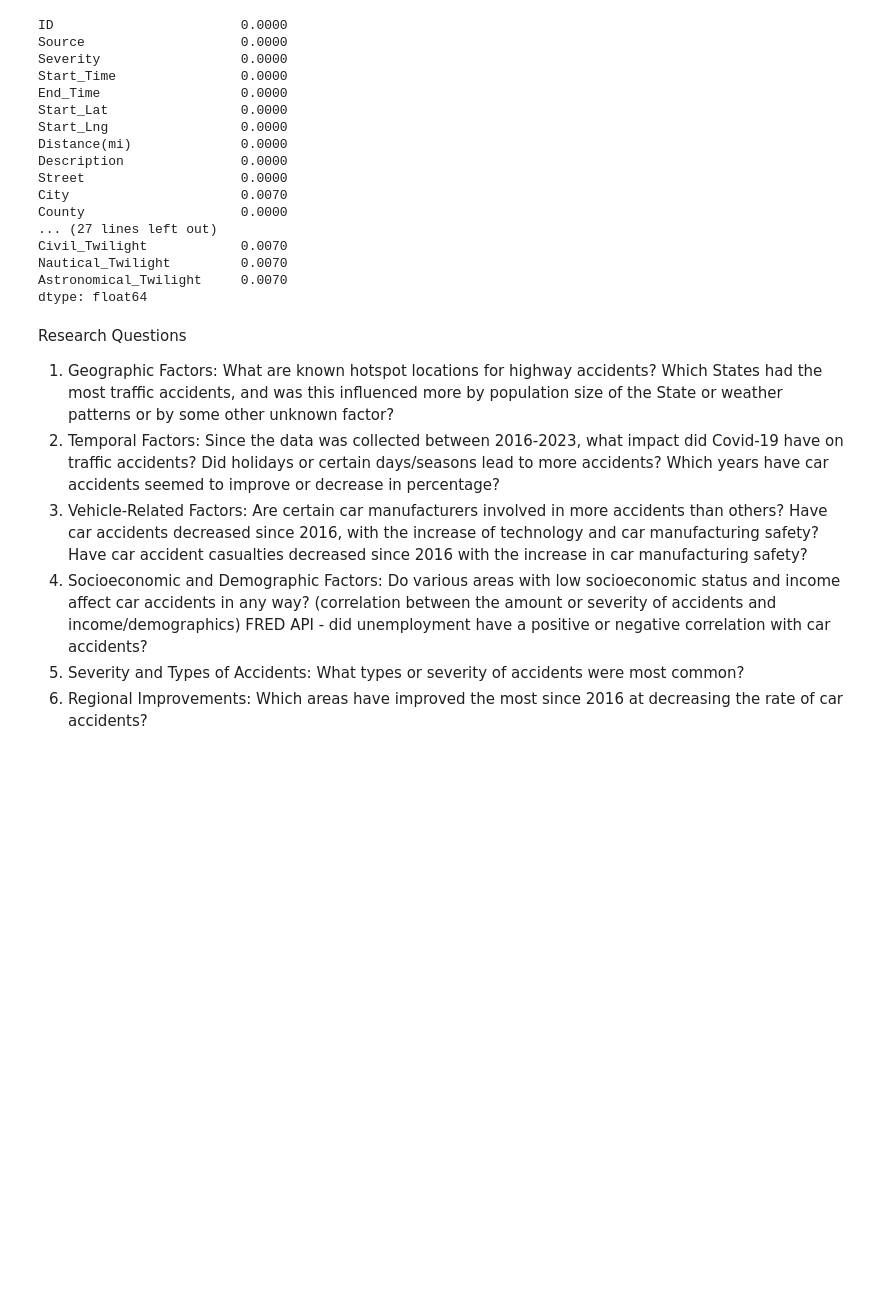
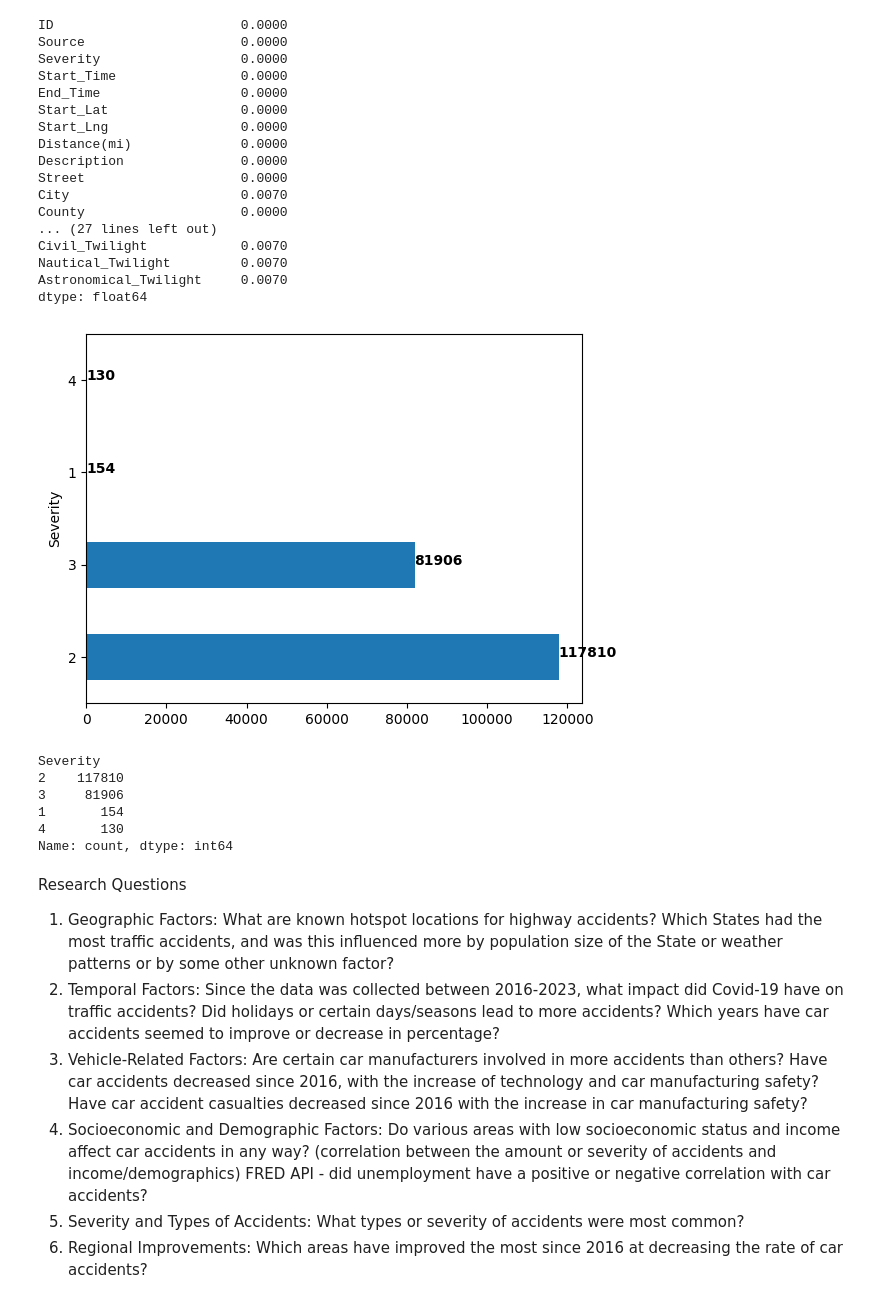
Before and after one commit to MatthewKolotylo/Car-Crash-Analytics-, a Jupyter notebook: Project Master Copy.ipynb, the cells around one changed output. Drawn from its saved outputs; the diff is of its cells as text; code cells hidden in the pictures; blank space fills up the shorter version.

```diff
--- a/Project Master Copy.ipynb
+++ b/Project Master Copy.ipynb
@@ -149,6 +170,31 @@ dtype: float64
 #use Knn imputation for data >1, average for data <1
 #explore metadata, maybe drop columns too help with run time
 #graphs showing car accidents overtime
+# %%
+#5. Severity and Types of Accidents:
+#What types or severity of accidents were most common?
+
+import matplotlib.pyplot as plt
+
+severity_counts = car_crash_df['Severity'].value_counts()
+
+ax = severity_counts.plot(kind='barh')
+
+for i, v in enumerate(severity_counts):
+    ax.text(v + 10, i, str(v), color='black', fontweight='bold')
+
+plt.show()
+# %% [output]
+[figure, added]
+# %%
+car_crash_df['Severity'].value_counts()
+# %% [output]
+Severity
+2    117810
+3     81906
+1       154
+4       130
+Name: count, dtype: int64
 # %% [markdown]
 Research Questions
 
```
Also changed, not shown: parts of 3 cells of this notebook.
